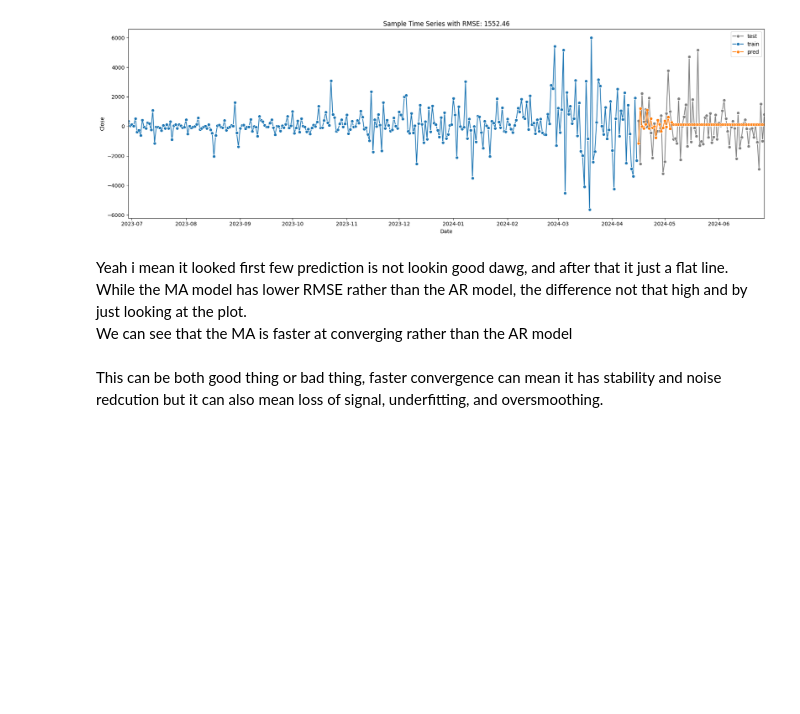
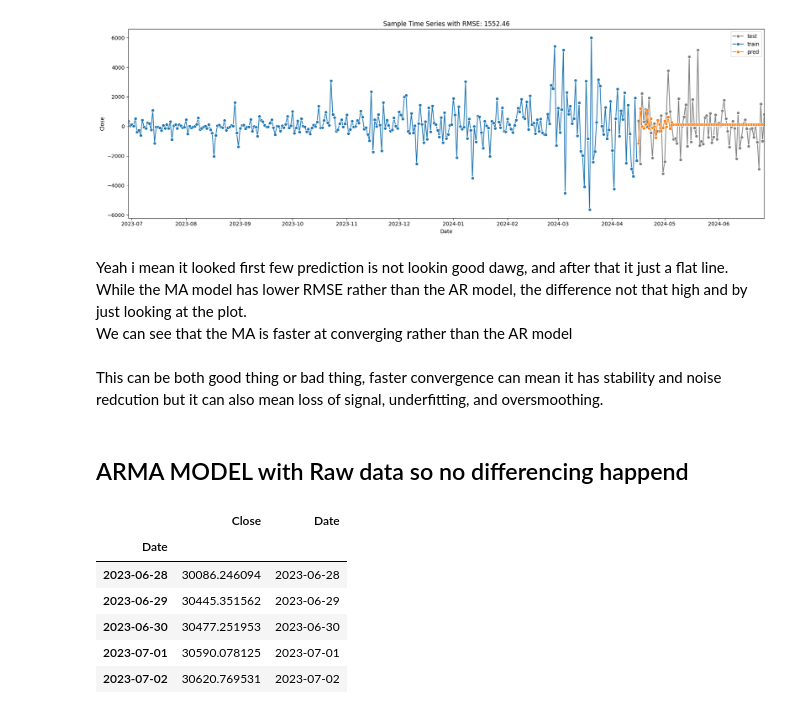
Before and after one commit to KomangAndika/ARIMA-And-Friends, a Jupyter notebook: ARIMA_Friends_BTC-USD.ipynb, the cells around one changed output. Drawn from its saved outputs; the diff is of its cells as text; code cells hidden in the pictures; blank space fills up the shorter version.

```diff
--- a/ARIMA_Friends_BTC-USD.ipynb
+++ b/ARIMA_Friends_BTC-USD.ipynb
@@ -354,3 +358,15 @@ Yeah i mean it looked first few prediction is not lookin good dawg, and after th
 While the MA model has lower RMSE rather than the AR model, the difference not that high and by just looking at the plot. <br>
 We can see that the MA is faster at converging rather than the AR model <br><br>
 This can be both good thing or bad thing, faster convergence can mean it has stability and noise redcution but it can also mean loss of signal, underfitting, and oversmoothing.
+# %% [markdown]
+## ARMA MODEL with Raw data so no differencing happend
+# %%
+df.head()
+# %% [output]
+|  | Close | Date |
+| Date |  |  |
+| 2023-06-28 | 30086.246094 | 2023-06-28 |
+| 2023-06-29 | 30445.351562 | 2023-06-29 |
+| 2023-06-30 | 30477.251953 | 2023-06-30 |
+| 2023-07-01 | 30590.078125 | 2023-07-01 |
+| 2023-07-02 | 30620.769531 | 2023-07-02 |
```
Also changed, not shown: parts of 3 cells of this notebook.
